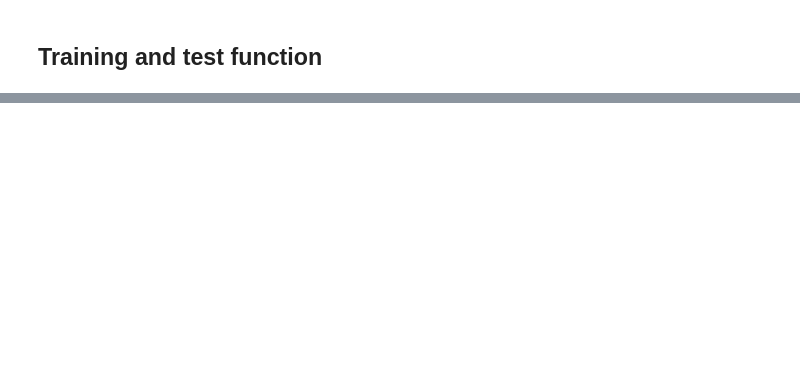
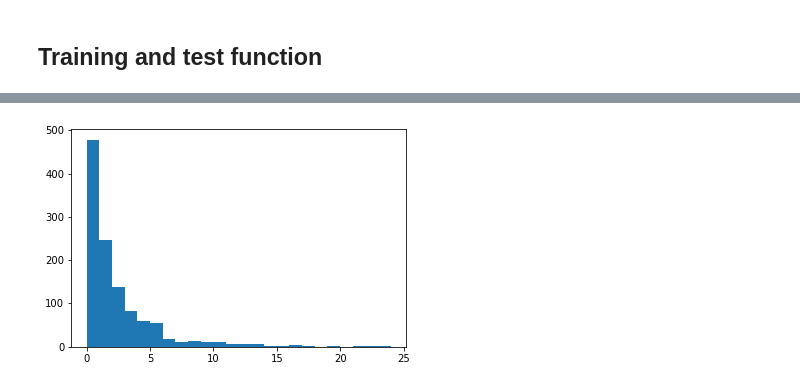
Before and after one commit to morganjng/nba-classifier, a Jupyter notebook: COMP562.ipynb, the cells around one changed output, grey strips where cells are left out. Cells and saved outputs as stored; diff of their text form; code cells hidden in the pictures; blank space fills up the shorter version.

```diff
--- a/COMP562.ipynb
+++ b/COMP562.ipynb
@@ -257,0 +266,4 @@ xs, ys = train(neural, optimizer, loss, n_scheduler, train_x, train_y, test_x, t
+# %%
+test(neural, test_x, test_y)
+# %% [output]
+[figure, added]
```
Also changed, not shown: parts of 12 cells of this notebook, 3 other files.
